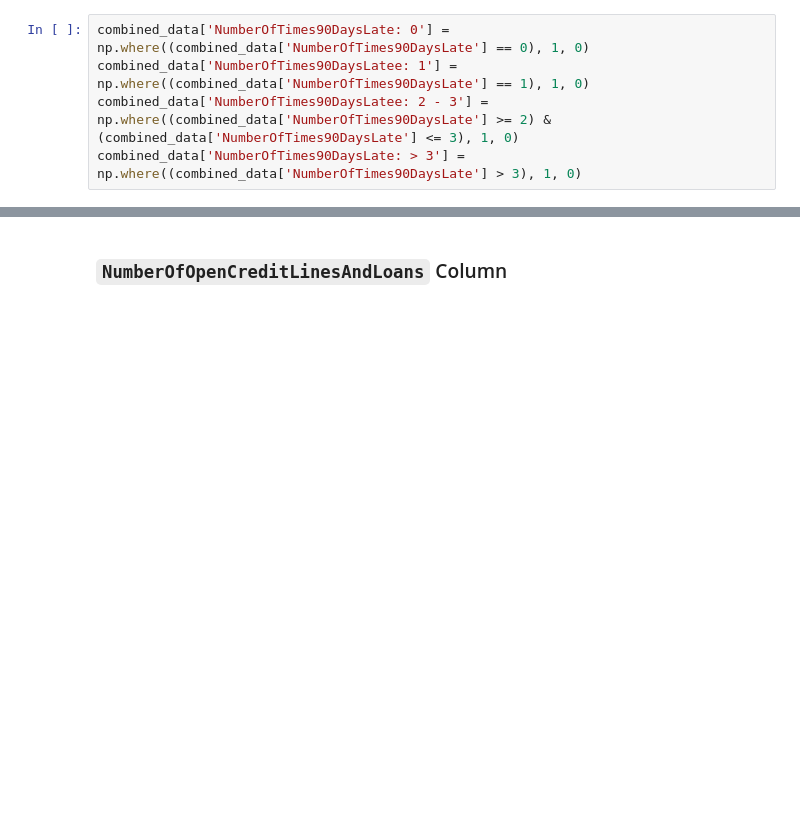
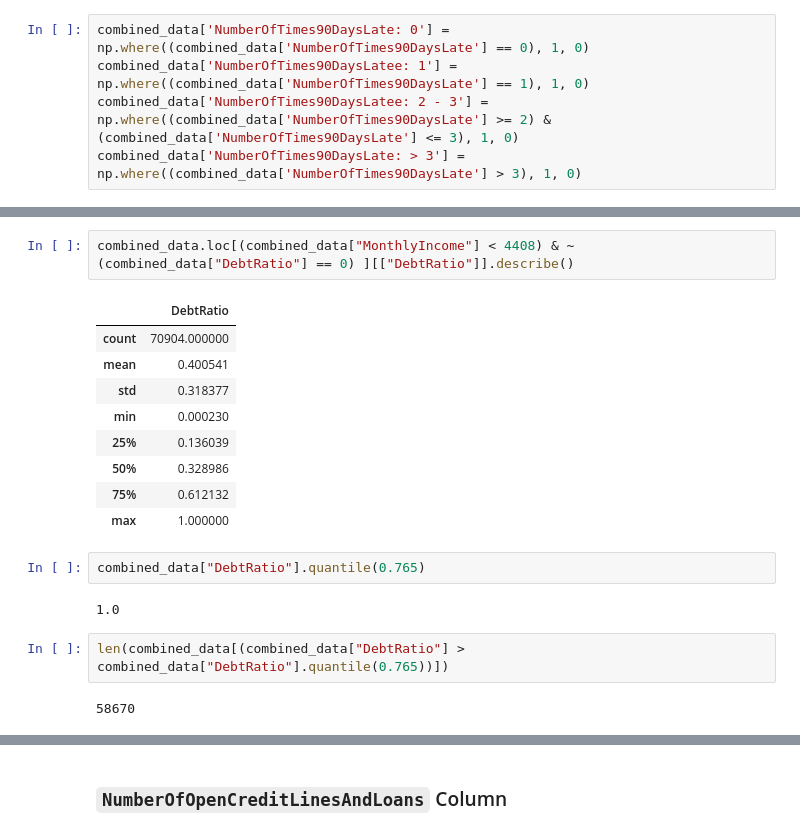
Before and after one commit to Saba-a11/Kaggle_Credit_Score, a Jupyter notebook: CreditModel.ipynb, the cells around one changed output, grey strips where cells are left out. Saved outputs shown, nothing was run; the diff lists cells and outputs as text; blank space fills up the shorter version.

```diff
--- a/CreditModel.ipynb
+++ b/CreditModel.ipynb
@@ -1046,0 +758,20 @@ Name: MonthlyIncome, dtype: float64
+# %%
+combined_data.loc[(combined_data["MonthlyIncome"] < 4408) & ~(combined_data["DebtRatio"] == 0) ][["DebtRatio"]].describe()
+# %% [output]
+|  | DebtRatio |
+| count | 70904.000000 |
+| mean | 0.400541 |
+| std | 0.318377 |
+| min | 0.000230 |
+| 25% | 0.136039 |
+| 50% | 0.328986 |
+| 75% | 0.612132 |
+| max | 1.000000 |
+# %%
+combined_data["DebtRatio"].quantile(0.765)
+# %% [output]
+1.0
+# %%
+len(combined_data[(combined_data["DebtRatio"] > combined_data["DebtRatio"].quantile(0.765))])
+# %% [output]
+58670
```
Also changed, not shown: parts of 60 cells of this notebook.
